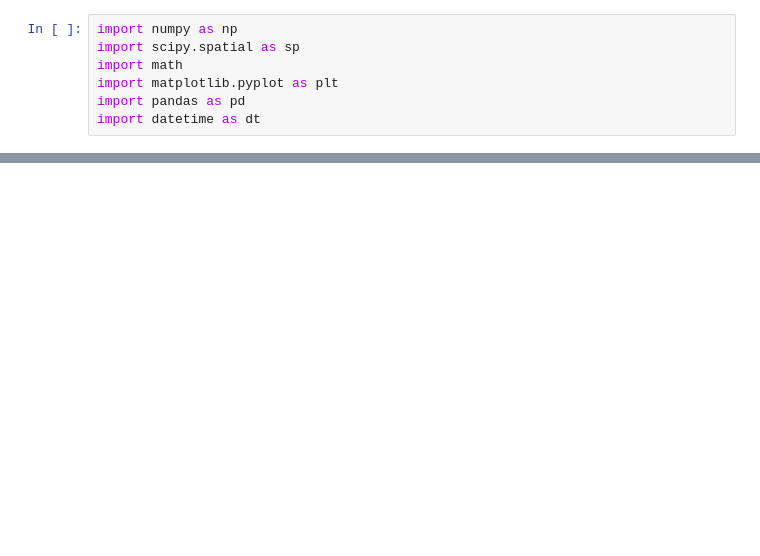
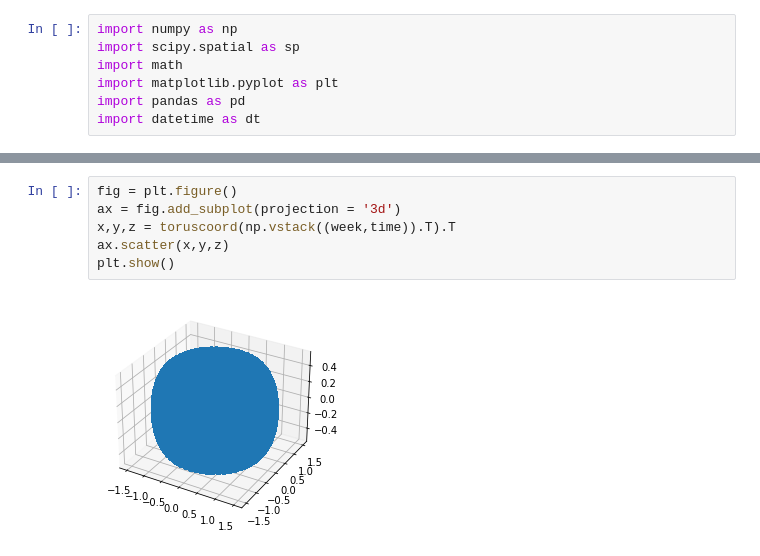
Before and after one commit to bobirok/2IMA30-Topological-Data-Analysis, a Jupyter notebook: timestamps_to_carthesian.ipynb, the cells around one changed output, grey strips where cells are left out. Drawn from its saved outputs; the diff is of its cells as text; blank space fills up the shorter version.

```diff
--- a/timestamps_to_carthesian.ipynb
+++ b/timestamps_to_carthesian.ipynb
@@ -37,0 +59,8 @@ toruscoord(np.vstack((week,time)).T)
+# %%
+fig = plt.figure()
+ax = fig.add_subplot(projection = '3d')
+x,y,z = toruscoord(np.vstack((week,time)).T).T
+ax.scatter(x,y,z)
+plt.show()
+# %% [output]
+[figure, added]
```
Also changed, not shown: parts of 4 cells of this notebook.
